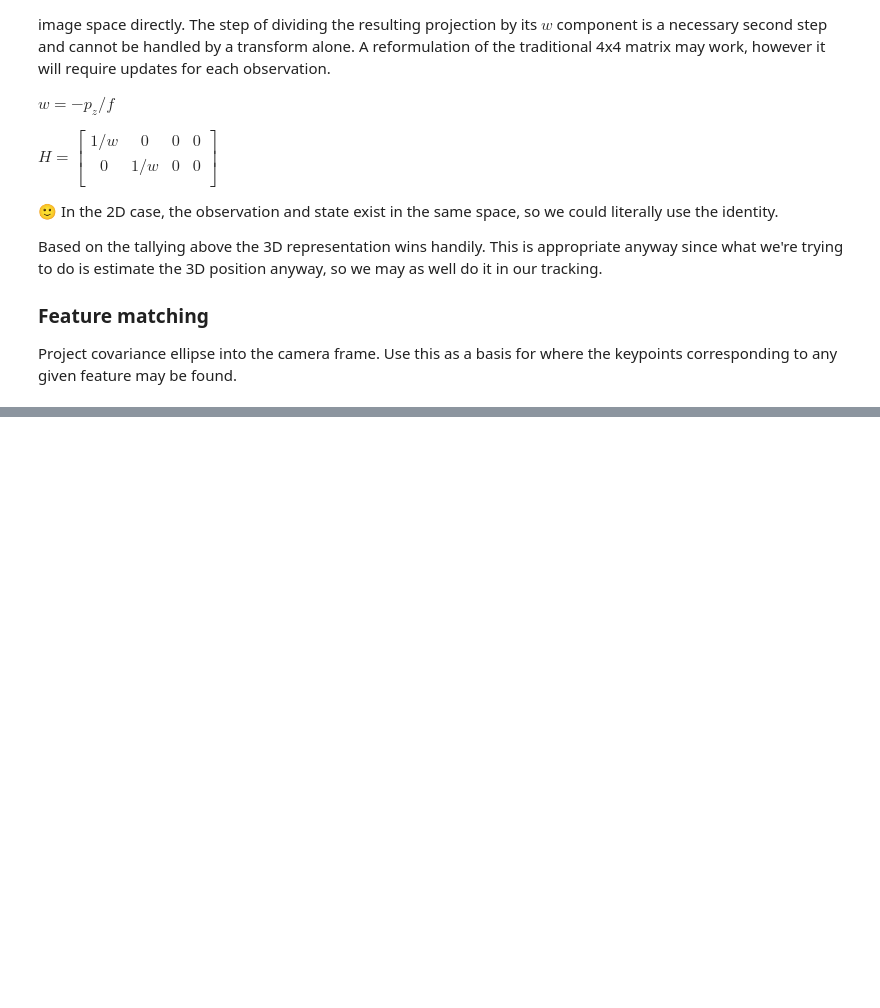
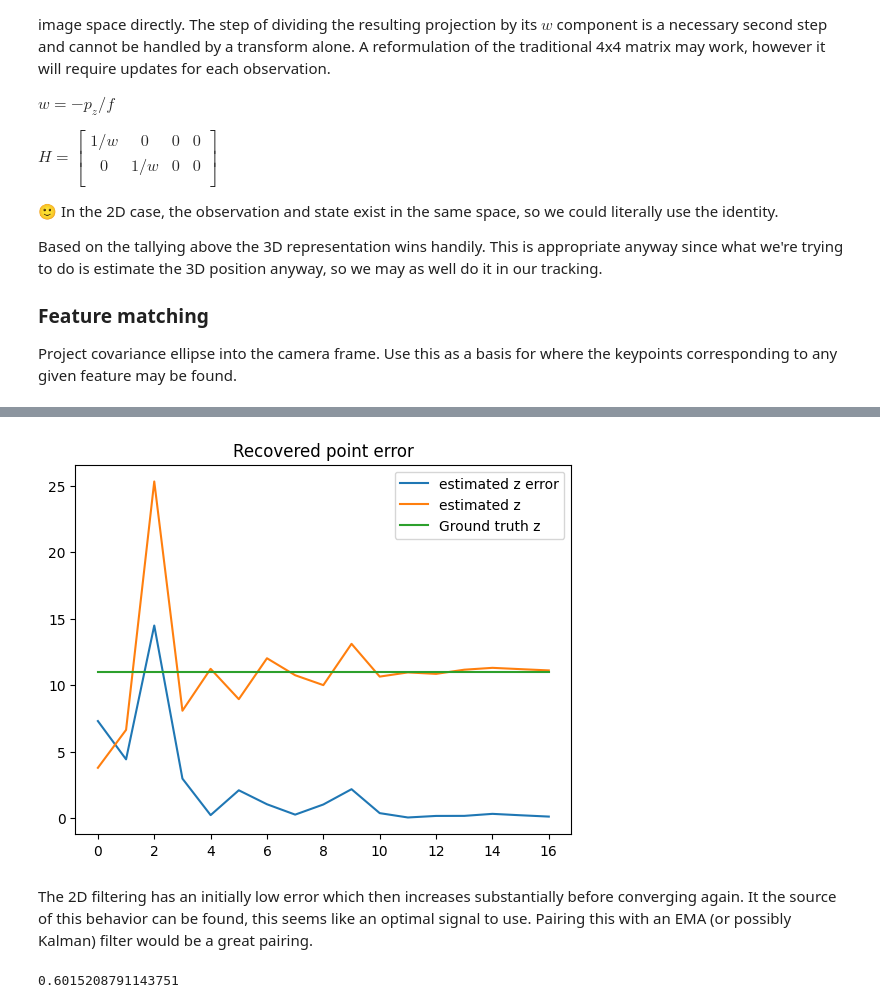
Before and after one commit to mrpossoms/visual-odometry, a Jupyter notebook: visual-odometry.ipynb, the cells around one changed output, grey strips where cells are left out. Cells and saved outputs as stored; diff of their text form; code cells hidden in the pictures; blank space fills up the shorter version.

```diff
--- a/visual-odometry.ipynb
+++ b/visual-odometry.ipynb
@@ -342,0 +422,24 @@ array([[  0,  32,   0,   0,   0,   8,   0,   0,  32,   0,  32,   8,   2,
+# %%
+error = []
+z = []
+for fpe in recovered_points:
+    if fpe is None:
+        continue
+
+    error.append(np.linalg.norm(fpe - p))
+    z.append(fpe[2])
+
+plt.title("Recovered point error")
+plt.plot(error, label="estimated z error")
+plt.plot(z, label="estimated z")
+plt.plot([p[2]] * len(z), label="Ground truth z")
+plt.legend()
+plt.show()
+# %% [output]
+[figure, added]
+# %% [markdown]
+The 2D filtering has an initially low error which then increases substantially before converging again. It the source of this behavior can be found, this seems like an optimal signal to use. Pairing this with an EMA (or possibly Kalman) filter would be a great pairing.
+# %%
+np.random.random()
+# %% [output]
+0.6015208791143751
```
Also changed, not shown: parts of 9 cells of this notebook, 6 other files.
